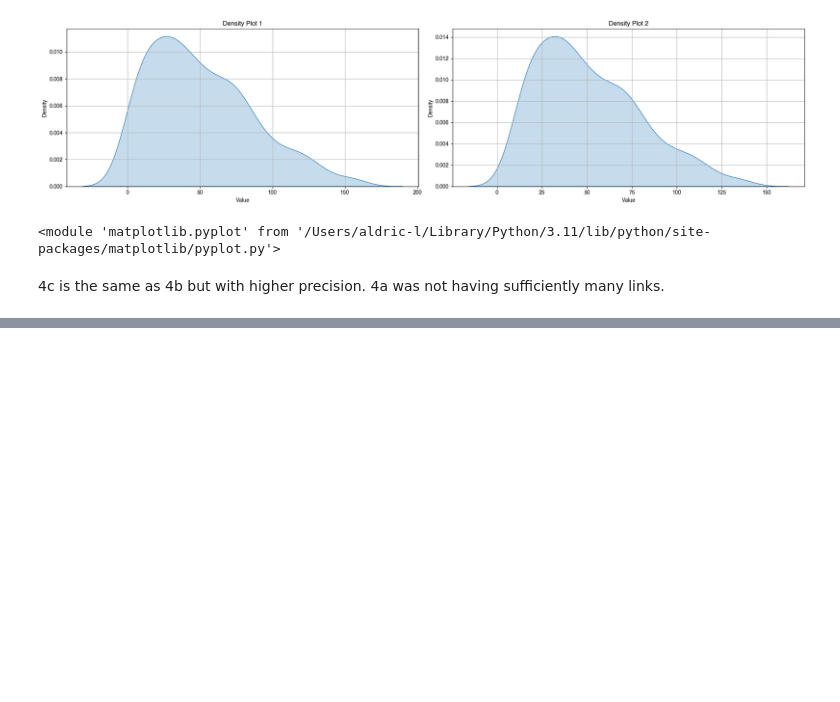
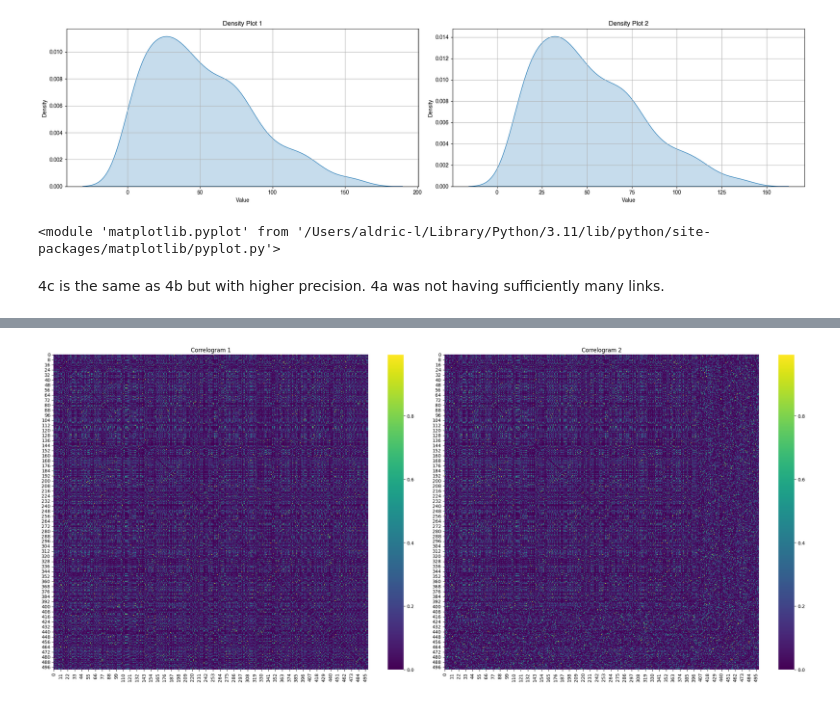
Before and after one commit to Aldric-L/Aligning-the-Unseen-in-Attributed-Graphs, a Jupyter notebook: generateSMS.ipynb, the cells around one changed output, grey strips where cells are left out. Saved outputs shown, nothing was run; the diff lists cells and outputs as text; code cells hidden in the pictures; blank space fills up the shorter version.

```diff
--- a/generateSMS.ipynb
+++ b/generateSMS.ipynb
@@ -560,0 +569,6 @@ np.savetxt("wavy4_true_p_matrix.csv", seed_vectors, fmt='%.6f', delimiter=',')
+# %%
+dist = np.zeros(shape=(seed_vectors.shape[0], seed_vectors.shape[0]))
+# %%
+for i in range(seed_vectors.shape[0]):
+    for j in range(seed_vectors.shape[0]):
+        dist[i,j] = np.exp(-((seed_vectors[i][0] - seed_vectors[j][0]) **2 + (seed_vectors[i][1] - seed_vectors[j][1])**2)**0.5)
@@ -560,0 +642,6 @@ np.savetxt("wavy4_true_p_matrix.csv", seed_vectors, fmt='%.6f', delimiter=',')
+# %%
+fake_dist = shuffle_symmetric_matrix(dist, 100)
+# %%
+plot_correlogram(dist, fake_dist)
+# %% [output]
+[figure, added]
```
Also changed, not shown: parts of 8 cells of this notebook, 8 other files.
